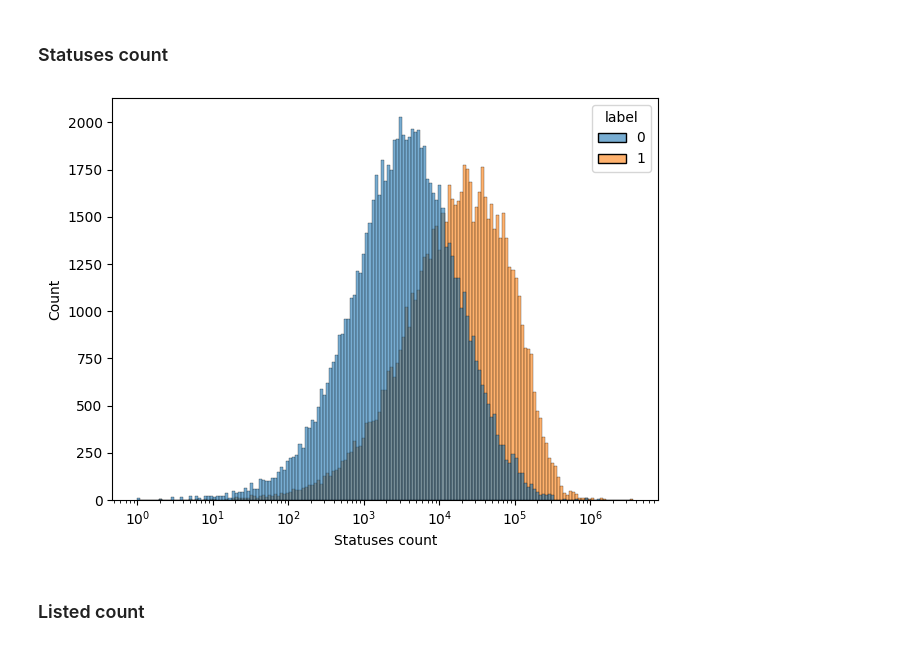
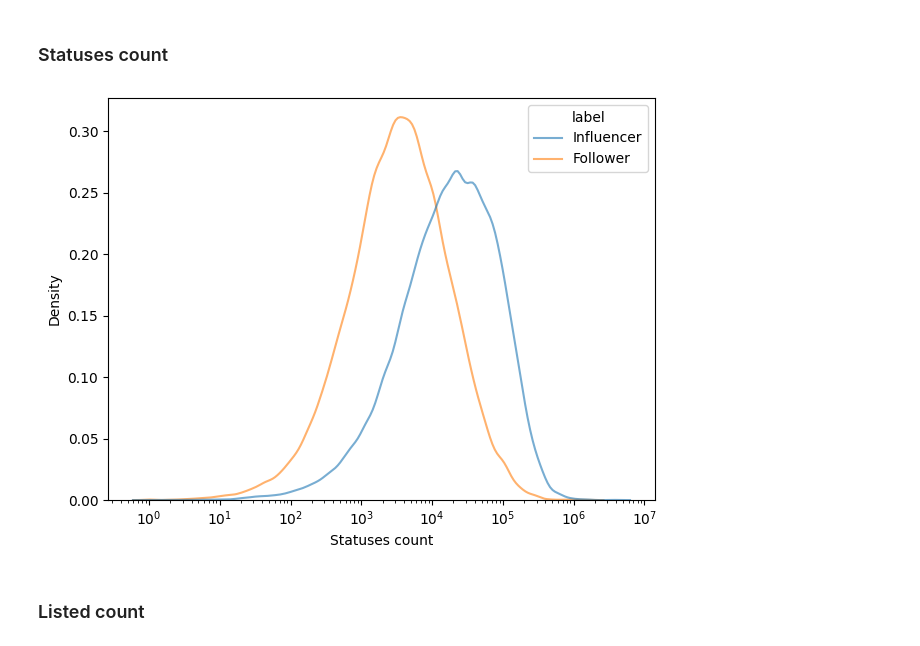
Before and after one commit to luc6987/-quipe-LLM-projet-de-DL-2025, a Jupyter notebook: src/data_viz.ipynb, the cells around one changed output. Cells and saved outputs as stored; diff of their text form; code cells hidden in the pictures.

```diff
--- a/src/data_viz.ipynb
+++ b/src/data_viz.ipynb
@@ -87,5 +104,28 @@ engagement_efficiency = (retweet_count + favorites_count) / (statuses_count + 1)
+# %%
+listed_per_day = listed_count / (account_age + 1)
+tweets_per_day = statuses_count / (account_age + 1)
+# %%
+def categorize_client(client: str) -> str:
+    known_clients = {
+        "twitter.com/download/iphone": "iPhone",
+        "mobile.twitter.com": "Web App",
+        "twitter.com/download/android": "Android",
+        "twitter.com/#!/download/ipad": "iPad",
+        "about.twitter.com/products/tweetdeck": "Professional tool",
+        "www.hootsuite.com": "Professional tool",
+        "dlvrit.com": "Professional tool",
+    }
+    for url, name in known_clients.items():
+        if url in client:
+            return name
+
+    return "Other"
+# %%
+client_category = X_train['source'].apply(categorize_client)
 # %%
 stats = pd.DataFrame({
+    "Account age": account_age,
+
     "Tweet length": tweet_len,
     "User description length": user_desc_len,
 
@@ -101,5 +141,10 @@ stats = pd.DataFrame({
     "Listed to active ratio": listed_to_active_ratio,
     "Engagement efficiency": engagement_efficiency,
 
-    "label": y_train,
+    "Listed per day": listed_per_day,
+    "Tweets per day": tweets_per_day,
+
+    "Twitter Client": client_category,
+
+    "label": y_train.map({0: "Follower", 1: "Influencer"}),
 })
@@ -106,14 +187,14 @@ stats = pd.DataFrame({
 # %% [markdown]
 ### Statuses count
 # %%
-sns.histplot(
+sns.kdeplot(
     stats, x="Statuses count", hue="label",
     label="Statuses count", log_scale=True,
     alpha=0.6,
 )
 plt.tight_layout()
 # %% [output]
-[figure, old version]
+[figure, new version]
 # %% [markdown]
 ### Listed count
 # %%
```
Also changed, not shown: parts of 20 cells of this notebook.
